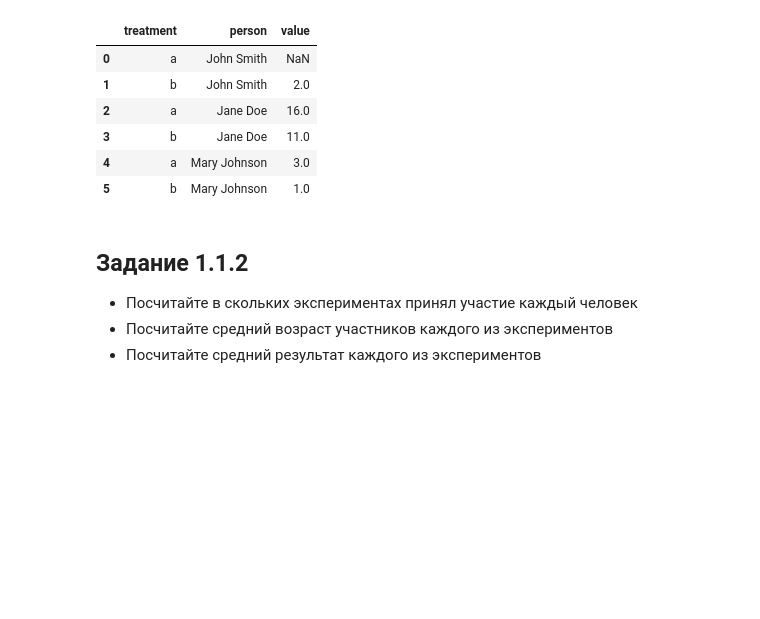
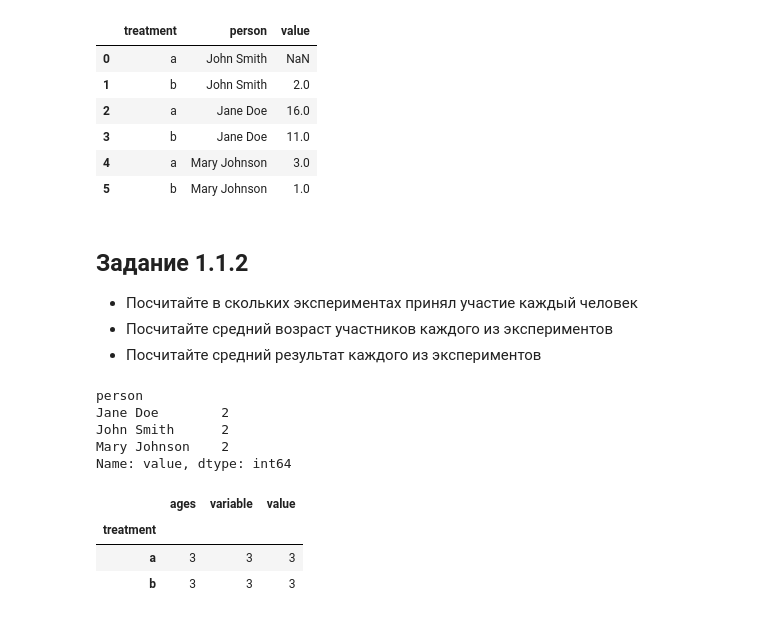
Before and after one commit to kirsveta14/Course, a Jupyter notebook: 11_tidy_data_intro.ipynb, the cells around one changed output. Cells and saved outputs as stored; diff of their text form; code cells hidden in the pictures; blank space fills up the shorter version.

```diff
--- a/11_tidy_data_intro.ipynb
+++ b/11_tidy_data_intro.ipynb
@@ -297,3 +294,28 @@ df5
 - Посчитайте в скольких экспериментах принял участие каждый человек
 - Посчитайте средний возраст участников каждого из экспериментов
 - Посчитайте средний результат каждого из экспериментов
+# %%
+df6 = pd.melt(
+    df4,
+    id_vars=['person'],
+    value_vars='treatment'
+)
+df6.groupby('person').count()['value']
+# %% [output]
+person
+Jane Doe        2
+John Smith      2
+Mary Johnson    2
+Name: value, dtype: int64
+# %%
+df7 = pd.melt(
+    df4,
+    id_vars=['treatment', 'ages'],
+    value_vars='person'
+)
+df7.groupby('treatment').
+# %% [output]
+|  | ages | variable | value |
+| treatment |  |  |  |
+| a | 3 | 3 | 3 |
+| b | 3 | 3 | 3 |
```
Also changed, not shown: parts of 1 cell of this notebook.
